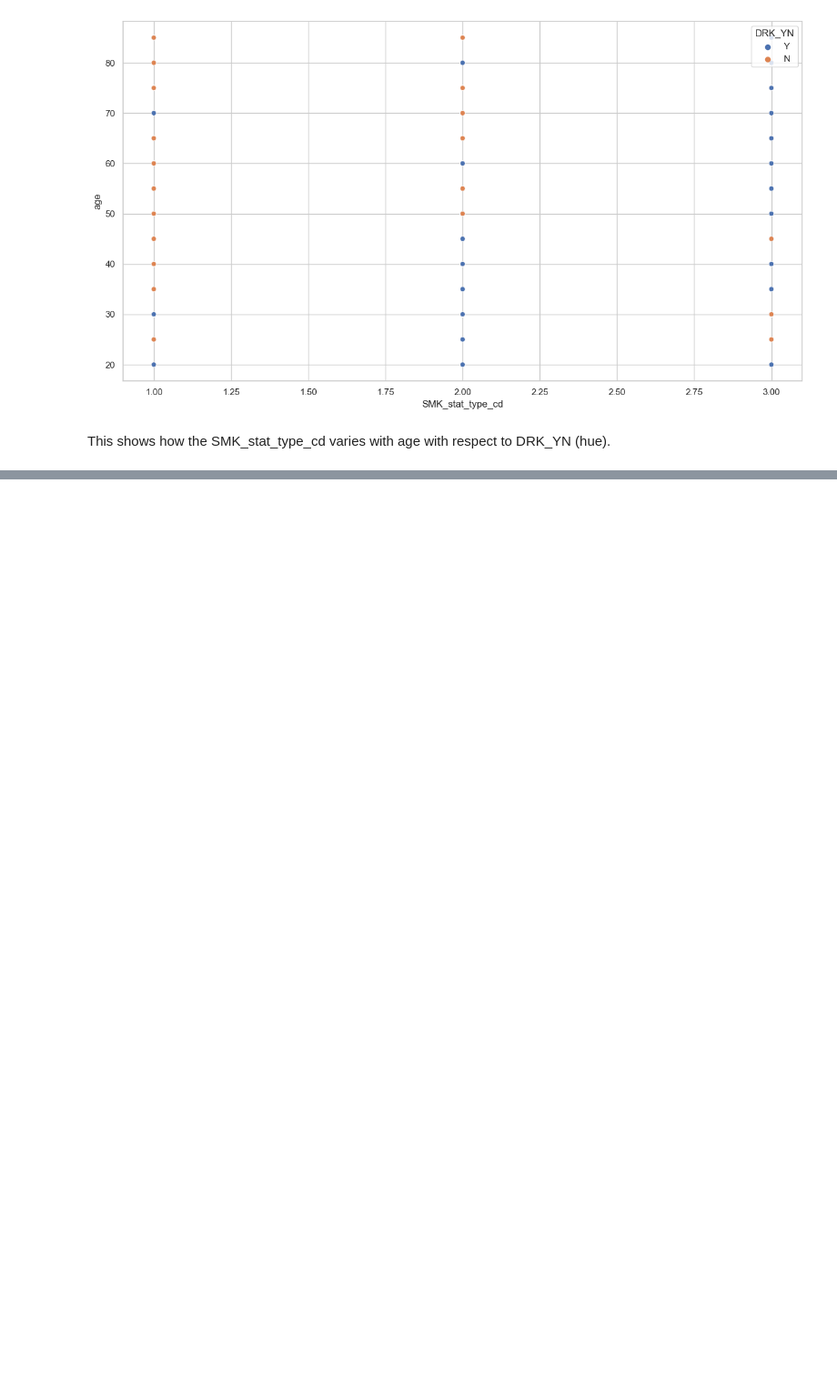
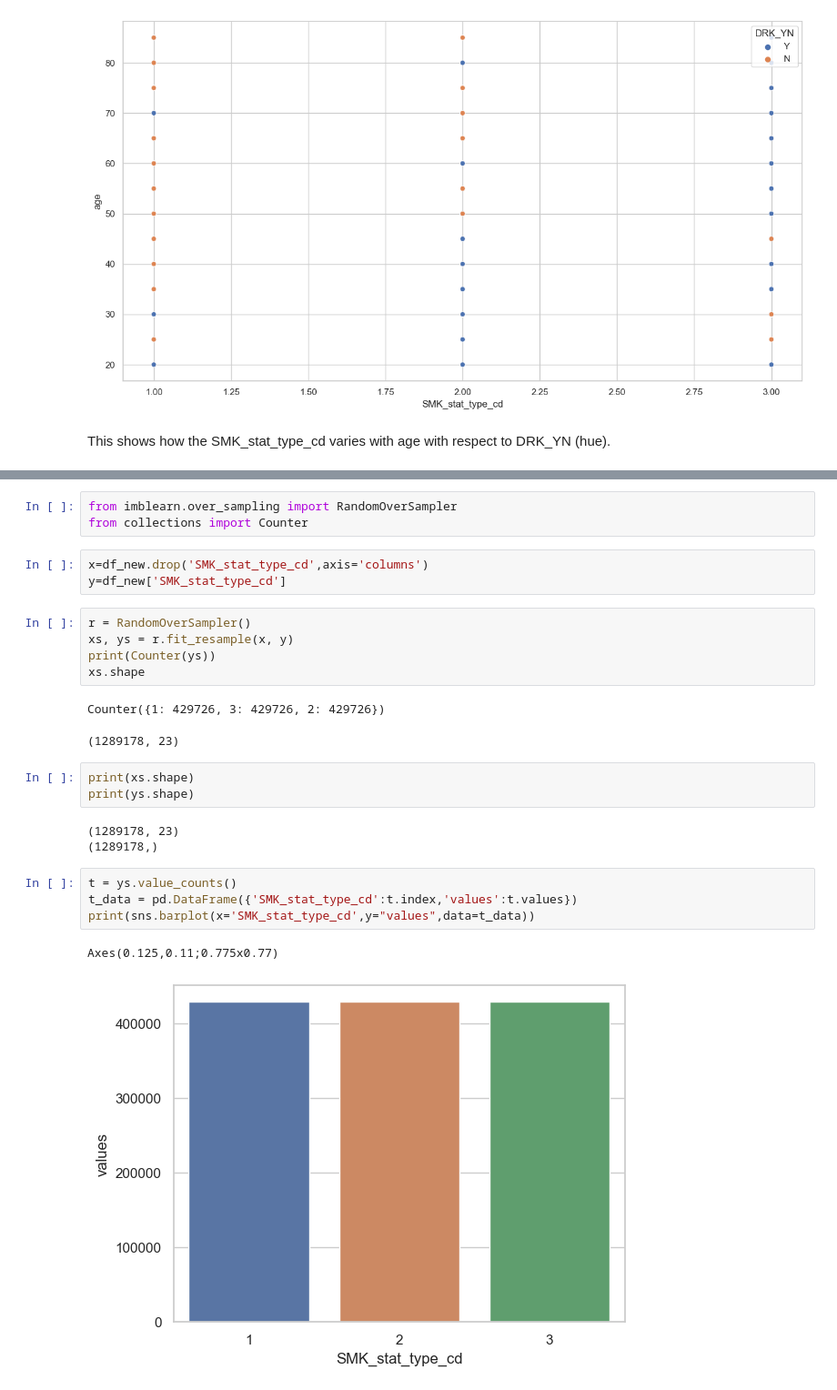
Before and after one commit to NancyPatel11/Data-Mining-Course-Project-2, a Jupyter notebook: IT496_CP_2_Smoking_202101469.ipynb, the cells around one changed output, grey strips where cells are left out. Shown at 91% size. Saved outputs shown, nothing was run; the diff lists cells and outputs as text; blank space fills up the shorter version.

```diff
--- a/IT496_CP_2_Smoking_202101469.ipynb
+++ b/IT496_CP_2_Smoking_202101469.ipynb
@@ -502,0 +693,27 @@ This shows how the SMK_stat_type_cd varies with age with respect to DRK_YN (hue)
+# %%
+from imblearn.over_sampling import RandomOverSampler
+from collections import Counter
+# %%
+x=df_new.drop('SMK_stat_type_cd',axis='columns')
+y=df_new['SMK_stat_type_cd']
+# %%
+r = RandomOverSampler()
+xs, ys = r.fit_resample(x, y)
+print(Counter(ys))
+xs.shape
+# %% [output]
+Counter({1: 429726, 3: 429726, 2: 429726})
+(1289178, 23)
+# %%
+print(xs.shape)
+print(ys.shape)
+# %% [output]
+(1289178, 23)
+(1289178,)
+# %%
+t = ys.value_counts()
+t_data = pd.DataFrame({'SMK_stat_type_cd':t.index,'values':t.values})
+print(sns.barplot(x='SMK_stat_type_cd',y="values",data=t_data))
+# %% [output]
+Axes(0.125,0.11;0.775x0.77)
+[figure, added]
```
Also changed, not shown: parts of 24 cells of this notebook.
